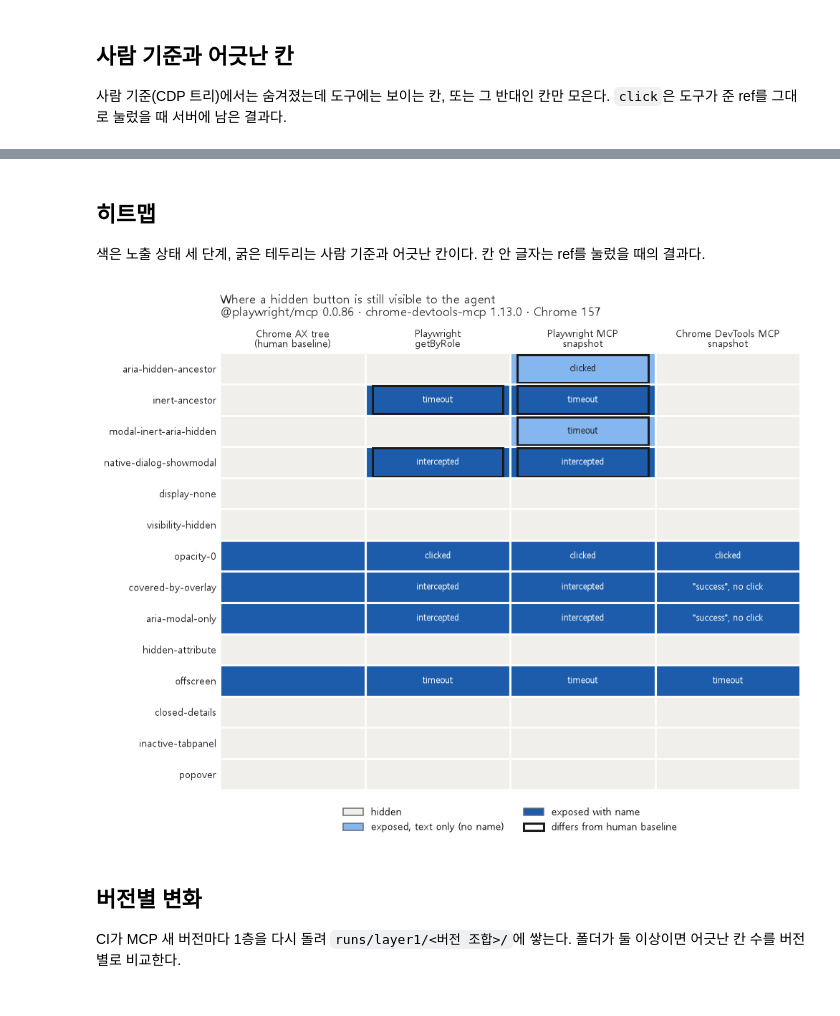
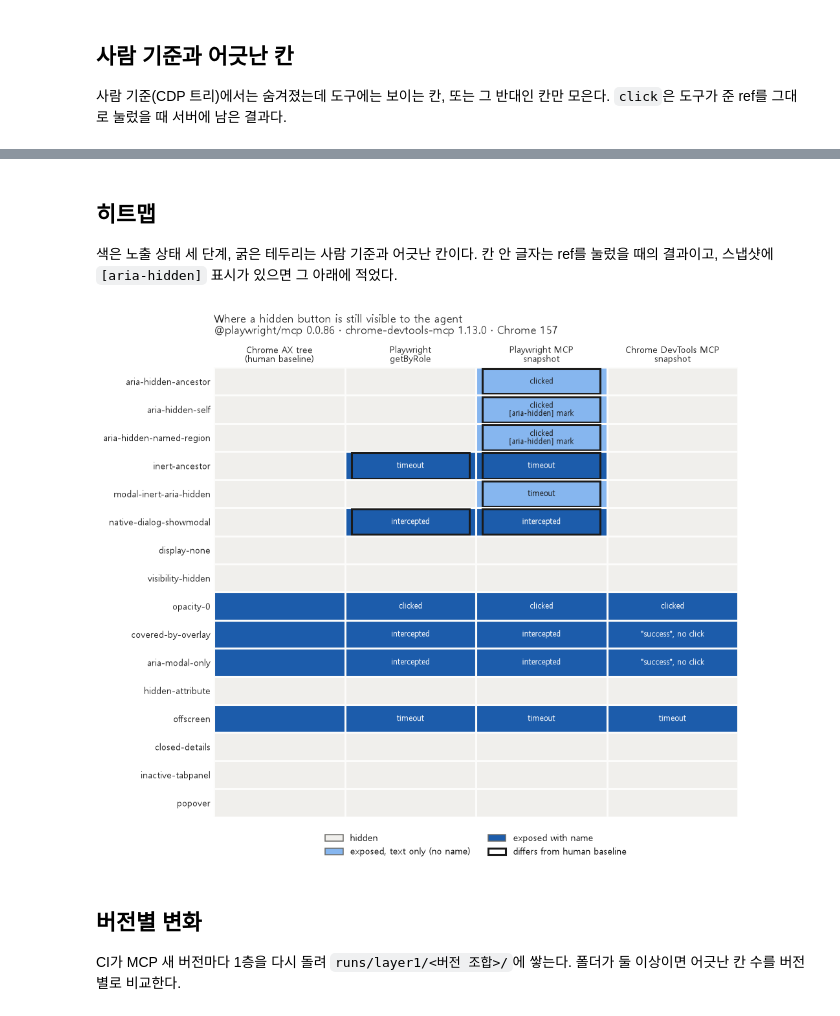
Before and after one commit to leeeeeseojin/agent-a11y-gap, a Jupyter notebook: analysis/01_snapshot_matrix.ipynb, the cells around one changed output, grey strips where cells are left out. Drawn from its saved outputs; the diff is of its cells as text; code cells hidden in the pictures.

Commit message:
feat: 노트북 01에 [aria-hidden] 표시 여부 표와 히트맵 표기 추가

```diff
--- a/analysis/01_snapshot_matrix.ipynb
+++ b/analysis/01_snapshot_matrix.ipynb
@@ -80,7 +101,7 @@ Name: 어긋난 패턴 수, dtype: int64
 # %% [markdown]
 ## 히트맵
 
-색은 노출 상태 세 단계, 굵은 테두리는 사람 기준과 어긋난 칸이다. 칸 안 글자는 ref를 눌렀을 때의 결과다.
+색은 노출 상태 세 단계, 굵은 테두리는 사람 기준과 어긋난 칸이다. 칸 안 글자는 ref를 눌렀을 때의 결과이고, 스냅샷에 `[aria-hidden]` 표시가 있으면 그 아래에 적었다.
 # %%
 from matplotlib.colors import ListedColormap
 from matplotlib.patches import Patch, Rectangle
@@ -91,37 +112,40 @@ clicks = obs.pivot(index="pattern", columns="tool", values="click").loc[pattern_
 CLICK_TEXT = {"clicked": "clicked", "intercepted": "intercepted", "timeout": "timeout",
               "no-effect": "\"success\", no click", "not-attempted": "", "stale-ref": "stale ref", "error": "error"}
 
-fig, ax = plt.subplots(figsize=(9.5, 7.2))
+marks = obs.pivot(index="pattern", columns="tool", values="marked").loc[pattern_order, TOOLS]
+
+fig, ax = plt.subplots(figsize=(9.5, 8.2))
 ax.imshow(codes.values, cmap=ListedColormap([STATE_COLORS[s] for s in states]), vmin=0, vmax=2, aspect="auto")
 mismatch = set(zip(gap.pattern, gap.tool))
 for i, pattern in enumerate(matrix.index):
     for j, tool in enumerate(TOOLS):
         dark = matrix.iloc[i, j] == "named"
-        ax.text(j, i, CLICK_TEXT[clicks.iloc[i, j]], ha="center", va="center", fontsize=8,
+        label = CLICK_TEXT[clicks.iloc[i, j]] + ("\n[aria-hidden] mark" if marks.iloc[i, j] else "")
+        ax.text(j, i, label, ha="center", va="center", fontsize=8,
                 color="white" if dark else INK)
         # 칸 사이 2px 간격처럼 보이도록 흰 테두리, 어긋난 칸은 진한 테두리
         ax.add_patch(Rectangle((j - .5, i - .5), 1, 1, fill=False, lw=2, ec="#fcfcfb"))
         if (pattern, tool) in mismatch:
             ax.add_patch(Rectangle((j - .45, i - .45), .9, .9, fill=False, lw=2, ec=INK))
 
 ax.set_xticks(range(len(TOOLS)), [TOOL_LABELS[t] for t in TOOLS], fontsize=9)
 ax.set_yticks(range(len(matrix.index)), matrix.index, fontsize=9)
 ax.xaxis.tick_top()
 ax.tick_params(length=0)
 for side in ax.spines.values():
     side.set_visible(False)
 handles = [Patch(fc=STATE_COLORS[s], ec=MUTED, label=STATE_LABELS[s]) for s in states]
 handles.append(Patch(fc="none", ec=INK, lw=2, label="differs from human baseline"))
 ax.legend(handles=handles, loc="upper center", bbox_to_anchor=(0.5, -0.02), ncol=2, frameon=False, fontsize=9)
 v = result["versions"]
 ax.set_title(f"Where a hidden button is still visible to the agent\n"
              f"@playwright/mcp {v['playwrightMcp']} · chrome-devtools-mcp {v['chromeDevtoolsMcp']} · Chrome {v['chrome'].split('.')[0]}",
              fontsize=11, color=INK, pad=12, loc="left")
 FIGURES.mkdir(parents=True, exist_ok=True)
 fig.savefig(FIGURES / "layer1-matrix.png")
 plt.show()
 # %% [output]
-[figure, old version]
+[figure, new version]
 # %% [markdown]
 ## 버전별 변화
 
```
Also changed, not shown: parts of 8 cells of this notebook, 1 other file.
